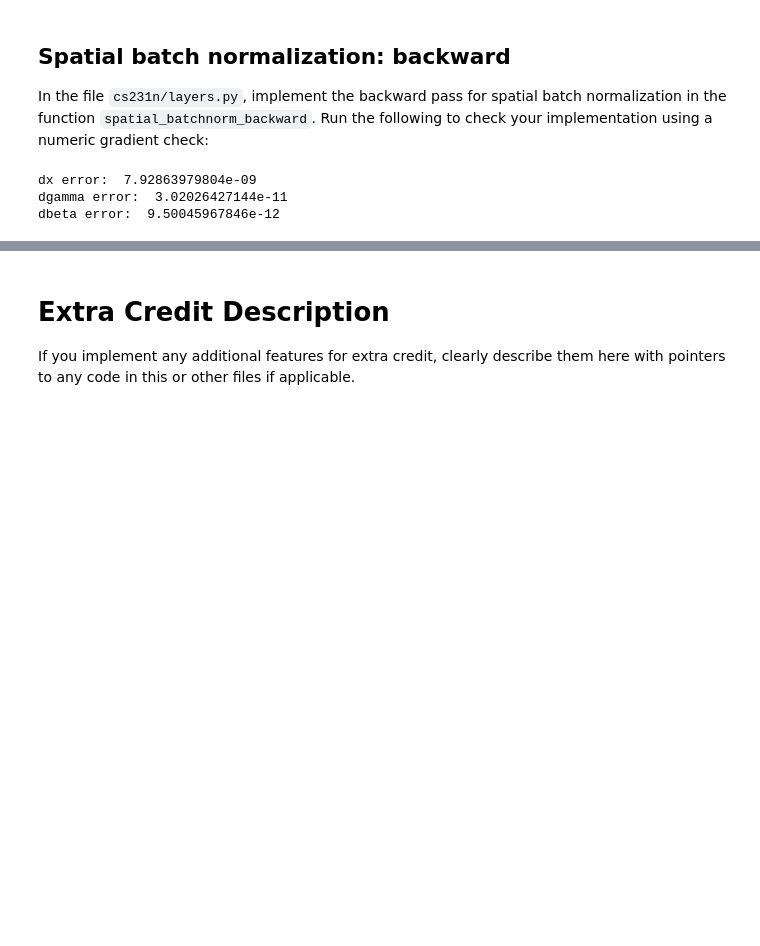
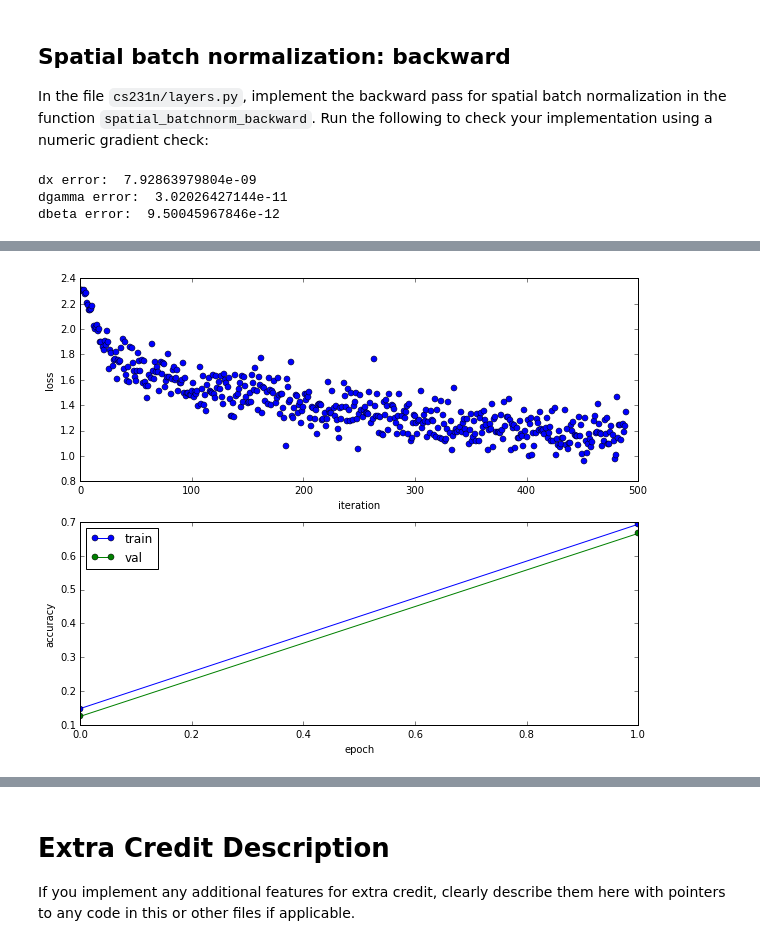
Before and after one commit to infm/cs231n, a Jupyter notebook: assignment2/ConvolutionalNetworks.ipynb, the cells around one changed output, grey strips where cells are left out. Saved outputs shown, nothing was run; the diff lists cells and outputs as text; code cells hidden in the pictures; blank space fills up the shorter version.

```diff
--- a/assignment2/ConvolutionalNetworks.ipynb
+++ b/assignment2/ConvolutionalNetworks.ipynb
@@ -739,16 +820,22 @@ solver.train()
 # %%
+model = optimal_model
+solver = optimal_solver
+params = optimal_params
+
 plt.subplot(2, 1, 1)
-plt.plot(solver.loss_history, 'o')
+plt.plot(optimal_solver.loss_history, 'o')
 plt.xlabel('iteration')
 plt.ylabel('loss')
 
 plt.subplot(2, 1, 2)
-plt.plot(solver.train_acc_history, '-o')
-plt.plot(solver.val_acc_history, '-o')
+plt.plot(optimal_solver.train_acc_history, '-o')
+plt.plot(optimal_solver.val_acc_history, '-o')
 plt.legend(['train', 'val'], loc='upper left')
 plt.xlabel('epoch')
 plt.ylabel('accuracy')
 plt.show()
+# %% [output]
+[figure, added]
 # %%
 from cs231n.vis_utils import visualize_grid
 
```
Also changed, not shown: parts of 15 cells of this notebook, 1 other file.
